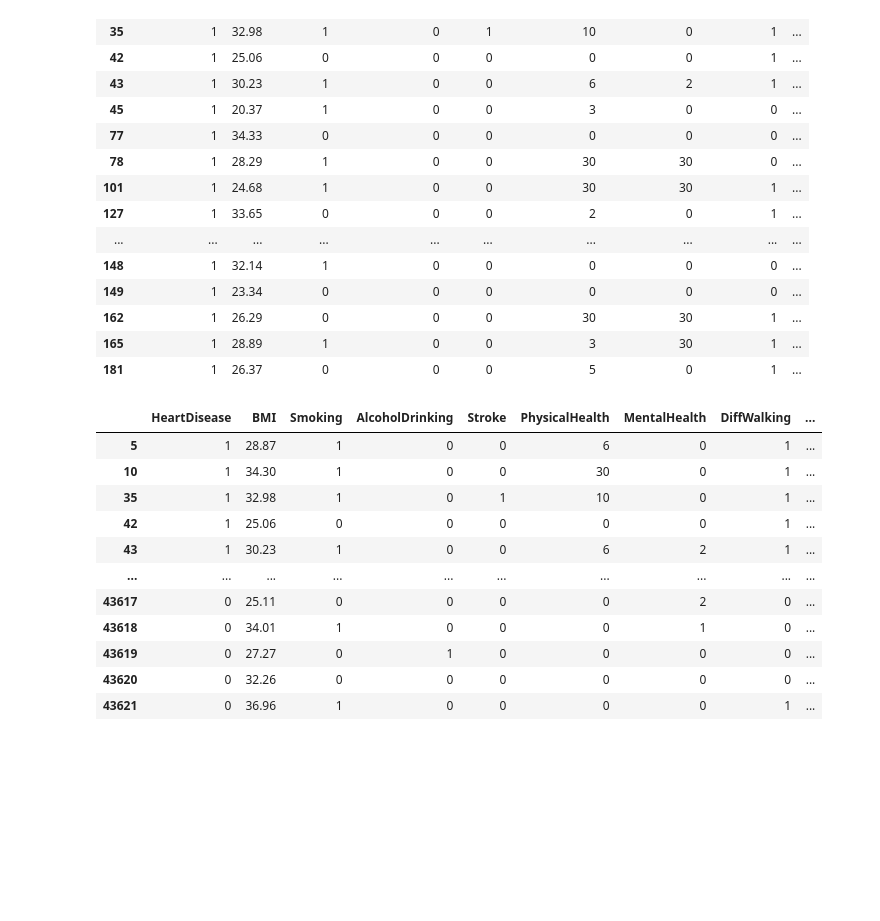
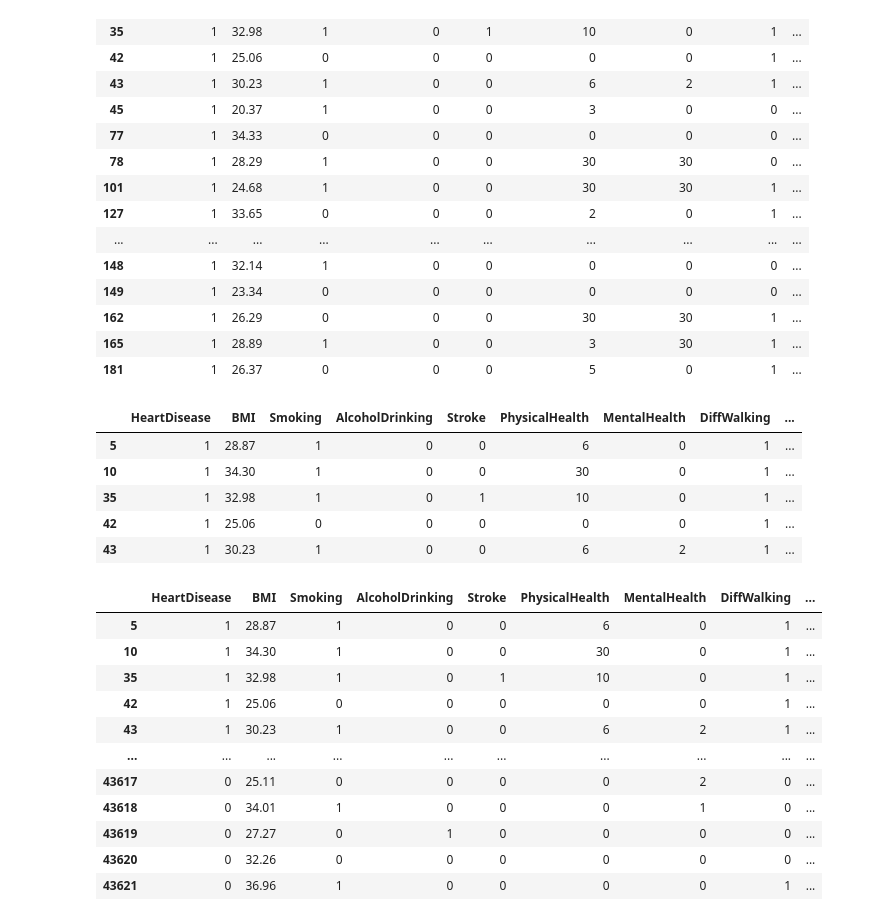
Before and after one commit to saifsame7/Health-Care-predictive-model, a Jupyter notebook: project_notebook_template.ipynb, the cells around one changed output. Cells and saved outputs as stored; diff of their text form; code cells hidden in the pictures; blank space fills up the shorter version.

```diff
--- a/project_notebook_template.ipynb
+++ b/project_notebook_template.ipynb
@@ -178 +274,10 @@ full_data.head(20)
+# %%
+full_data.head()
+# %% [output]
+|  | HeartDisease | BMI | Smoking | AlcoholDrinking | Stroke | PhysicalHealth | MentalHealth | DiffWalking | ... |
+| 5 | 1 | 28.87 | 1 | 0 | 0 | 6 | 0 | 1 | ... |
+| 10 | 1 | 34.30 | 1 | 0 | 0 | 30 | 0 | 1 | ... |
+| 35 | 1 | 32.98 | 1 | 0 | 1 | 10 | 0 | 1 | ... |
+| 42 | 1 | 25.06 | 0 | 0 | 0 | 0 | 0 | 1 | ... |
+| 43 | 1 | 30.23 | 1 | 0 | 0 | 6 | 2 | 1 | ... |
 # %%
```
Also changed, not shown: parts of 15 cells of this notebook.
